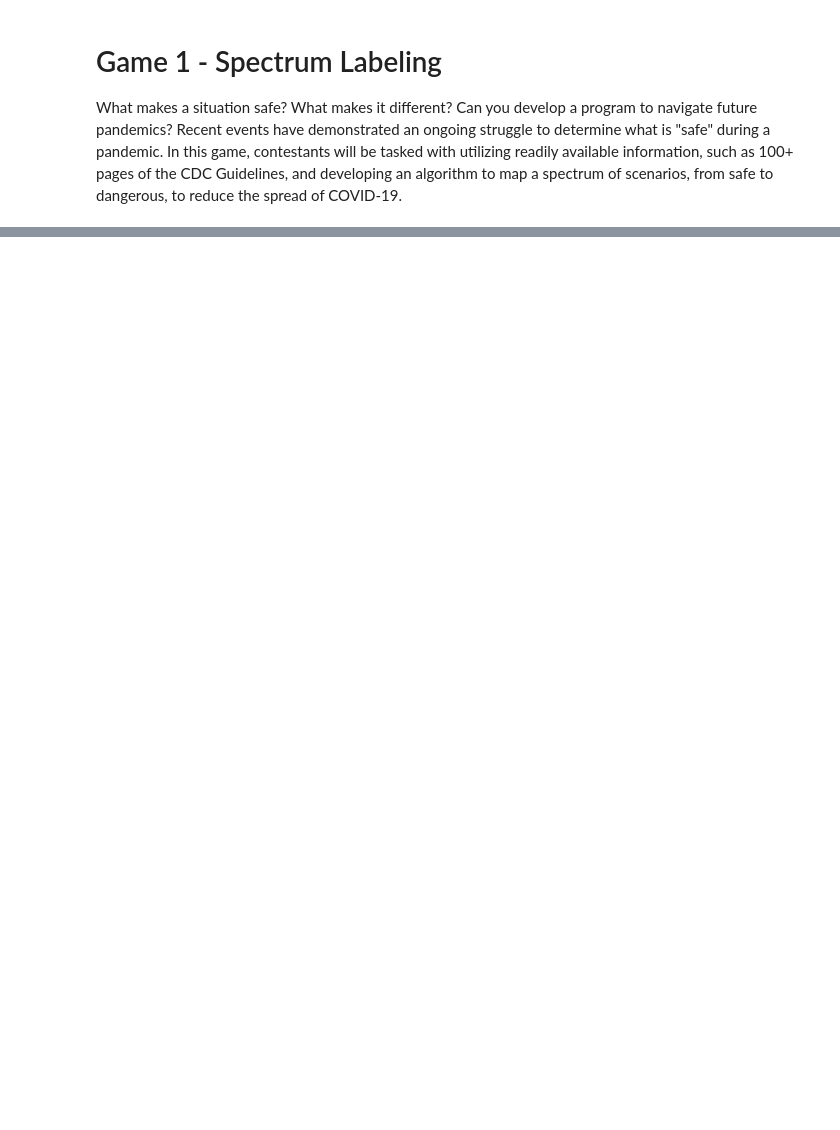
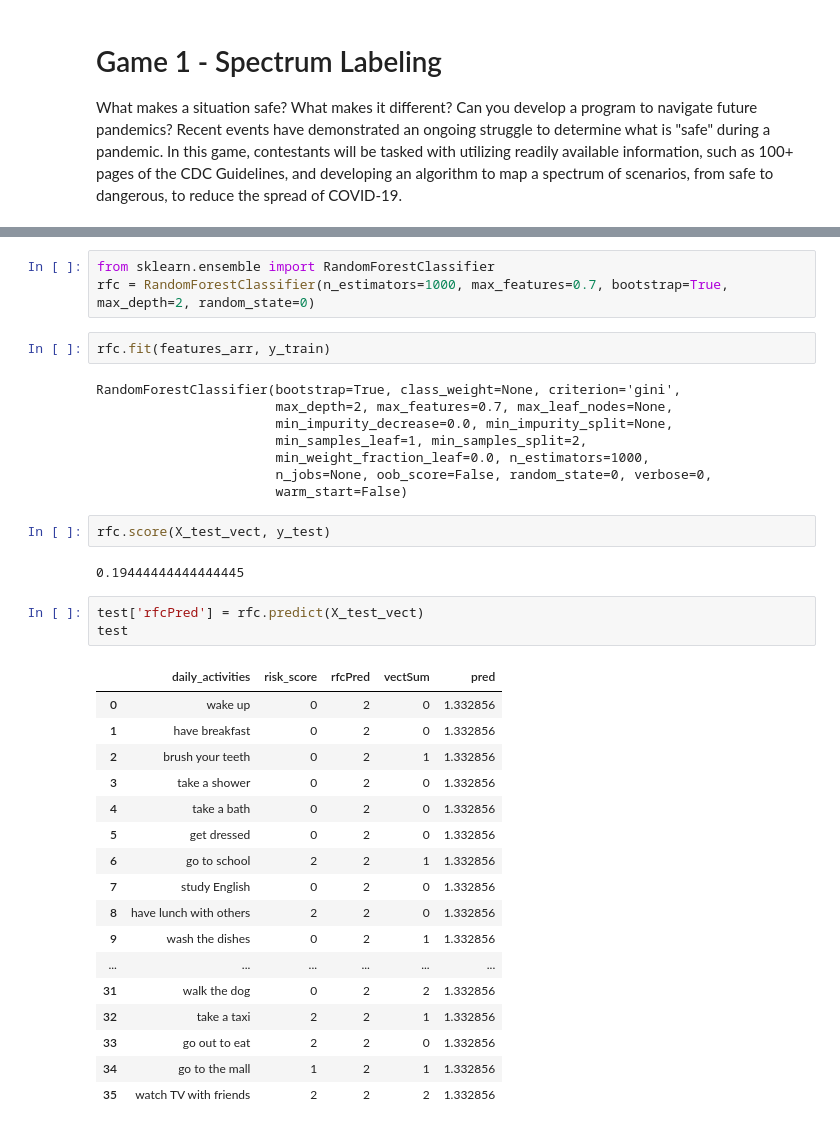
Before and after one commit to fullofentropy/HackTheMachine-1, a Jupyter notebook: game1/Game 1.ipynb, the cells around one changed output, grey strips where cells are left out. Drawn from its saved outputs; the diff is of its cells as text; blank space fills up the shorter version.

```diff
--- a/game1/Game 1.ipynb
+++ b/game1/Game 1.ipynb
@@ -34,0 +222,38 @@ sns.scatterplot(x=a, y=b)
+# %%
+from sklearn.ensemble import RandomForestClassifier
+rfc = RandomForestClassifier(n_estimators=1000, max_features=0.7, bootstrap=True, max_depth=2, random_state=0)
+# %%
+rfc.fit(features_arr, y_train)
+# %% [output]
+RandomForestClassifier(bootstrap=True, class_weight=None, criterion='gini',
+                       max_depth=2, max_features=0.7, max_leaf_nodes=None,
+                       min_impurity_decrease=0.0, min_impurity_split=None,
+                       min_samples_leaf=1, min_samples_split=2,
+                       min_weight_fraction_leaf=0.0, n_estimators=1000,
+                       n_jobs=None, oob_score=False, random_state=0, verbose=0,
+                       warm_start=False)
+# %%
+rfc.score(X_test_vect, y_test)
+# %% [output]
+0.19444444444444445
+# %%
+test['rfcPred'] = rfc.predict(X_test_vect)
+test
+# %% [output]
+|  | daily_activities | risk_score | rfcPred | vectSum | pred |
+| 0 | wake up | 0 | 2 | 0 | 1.332856 |
+| 1 | have breakfast | 0 | 2 | 0 | 1.332856 |
+| 2 | brush your teeth | 0 | 2 | 1 | 1.332856 |
+| 3 | take a shower | 0 | 2 | 0 | 1.332856 |
+| 4 | take a bath | 0 | 2 | 0 | 1.332856 |
+| 5 | get dressed | 0 | 2 | 0 | 1.332856 |
+| 6 | go to school | 2 | 2 | 1 | 1.332856 |
+| 7 | study English | 0 | 2 | 0 | 1.332856 |
+| 8 | have lunch with others | 2 | 2 | 0 | 1.332856 |
+| 9 | wash the dishes | 0 | 2 | 1 | 1.332856 |
+| ... | ... | ... | ... | ... | ... |
+| 31 | walk the dog | 0 | 2 | 2 | 1.332856 |
+| 32 | take a taxi | 2 | 2 | 1 | 1.332856 |
+| 33 | go out to eat | 2 | 2 | 0 | 1.332856 |
+| 34 | go to the mall | 1 | 2 | 1 | 1.332856 |
+| 35 | watch TV with friends | 2 | 2 | 2 | 1.332856 |
```
Also changed, not shown: parts of 35 cells of this notebook, 2 other files.
